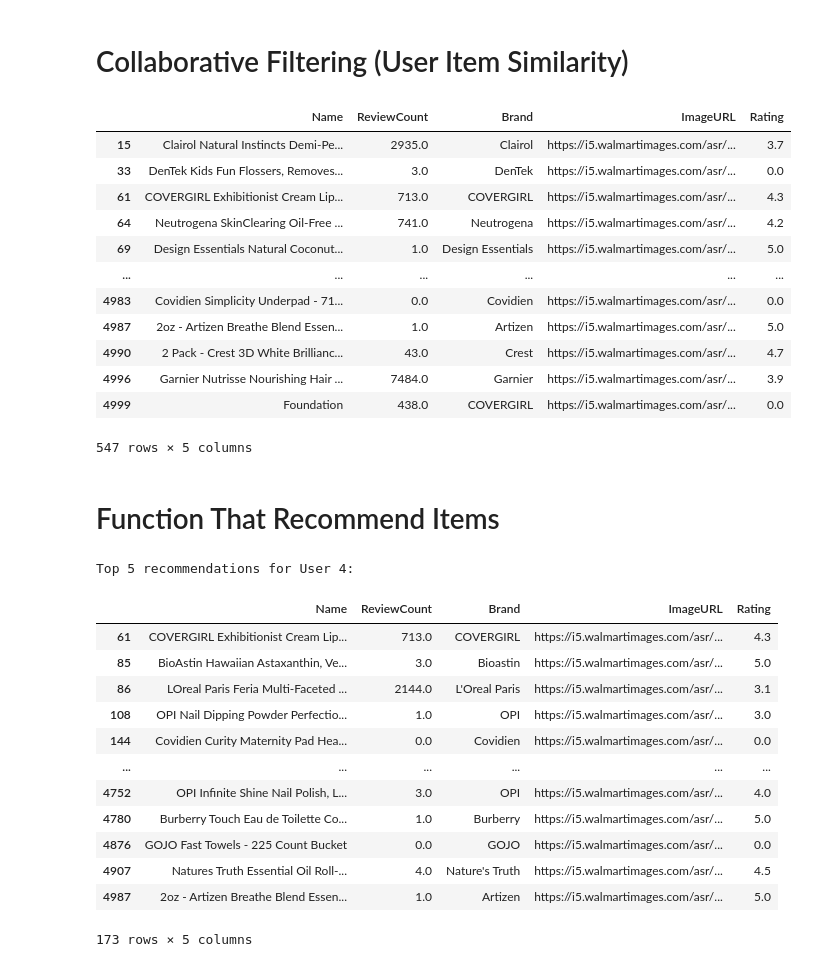
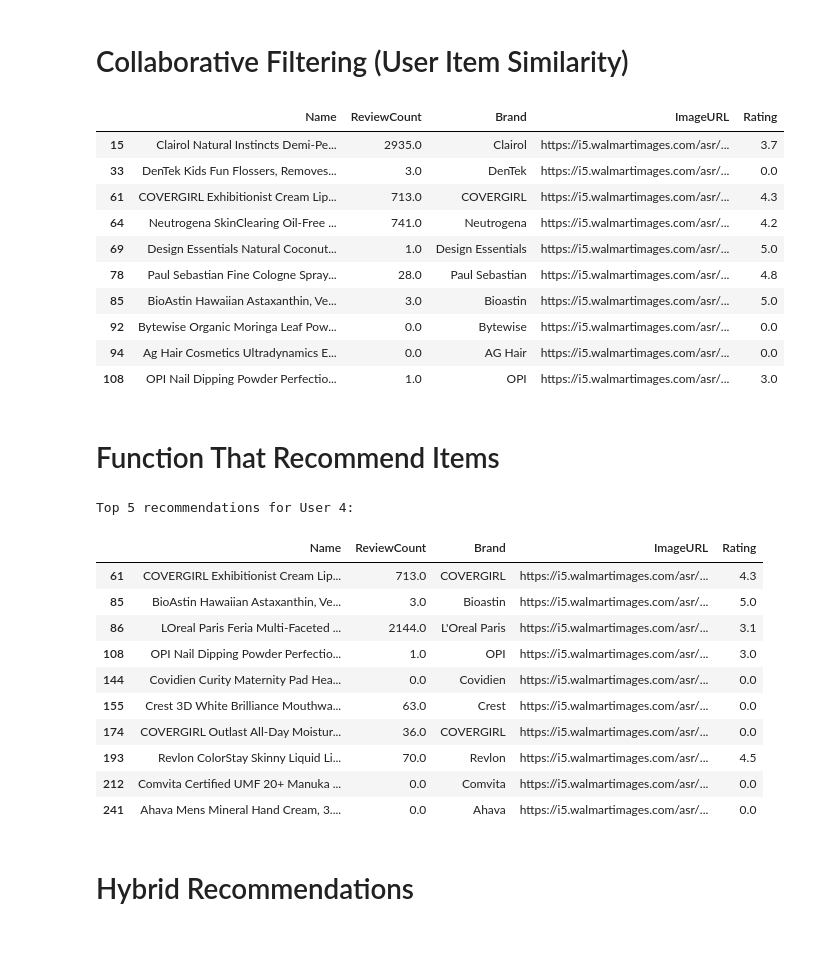
Before and after one commit to 611noorsaeed/E-Commerece-Recommendation-System-Machine-Learning-Product-Recommendation-system-, a Jupyter notebook: recommendations code.ipynb, the cells around one changed output. Cells and saved outputs as stored; diff of their text form; code cells hidden in the pictures.

```diff
--- a/recommendations code.ipynb
+++ b/recommendations code.ipynb
@@ -376,21 +376,19 @@ for user_index in similar_user_indices:
 
 recommended_items_details = train_data[train_data['ProdID'].isin(recommend_items)][['Name','ReviewCount','Brand','ImageURL','Rating']]
 # %%
-recommended_items_details
+recommended_items_details.head(10)
 # %% [output]
 |  | Name | ReviewCount | Brand | ImageURL | Rating |
 | 15 | Clairol Natural Instincts Demi-Pe... | 2935.0 | Clairol | https://i5.walmartimages.com/asr/... | 3.7 |
 | 33 | DenTek Kids Fun Flossers, Removes... | 3.0 | DenTek | https://i5.walmartimages.com/asr/... | 0.0 |
 | 61 | COVERGIRL Exhibitionist Cream Lip... | 713.0 | COVERGIRL | https://i5.walmartimages.com/asr/... | 4.3 |
 | 64 | Neutrogena SkinClearing Oil-Free ... | 741.0 | Neutrogena | https://i5.walmartimages.com/asr/... | 4.2 |
 | 69 | Design Essentials Natural Coconut... | 1.0 | Design Essentials | https://i5.walmartimages.com/asr/... | 5.0 |
-| ... | ... | ... | ... | ... | ... |
-| 4983 | Covidien Simplicity Underpad - 71... | 0.0 | Covidien | https://i5.walmartimages.com/asr/... | 0.0 |
-| 4987 | 2oz - Artizen Breathe Blend Essen... | 1.0 | Artizen | https://i5.walmartimages.com/asr/... | 5.0 |
-| 4990 | 2 Pack - Crest 3D White Brillianc... | 43.0 | Crest | https://i5.walmartimages.com/asr/... | 4.7 |
-| 4996 | Garnier Nutrisse Nourishing Hair ... | 7484.0 | Garnier | https://i5.walmartimages.com/asr/... | 3.9 |
-| 4999 | Foundation | 438.0 | COVERGIRL | https://i5.walmartimages.com/asr/... | 0.0 |
+| 78 | Paul Sebastian Fine Cologne Spray... | 28.0 | Paul Sebastian | https://i5.walmartimages.com/asr/... | 4.8 |
+| 85 | BioAstin Hawaiian Astaxanthin, Ve... | 3.0 | Bioastin | https://i5.walmartimages.com/asr/... | 5.0 |
+| 92 | Bytewise Organic Moringa Leaf Pow... | 0.0 | Bytewise | https://i5.walmartimages.com/asr/... | 0.0 |
+| 94 | Ag Hair Cosmetics Ultradynamics E... | 0.0 | AG Hair | https://i5.walmartimages.com/asr/... | 0.0 |
+| 108 | OPI Nail Dipping Powder Perfectio... | 1.0 | OPI | https://i5.walmartimages.com/asr/... | 3.0 |
-547 rows × 5 columns
 # %% [markdown]
 # Function That Recommend Items
 # %%
@@ -424,7 +422,7 @@ def collaborative_filtering_recommendations(train_data, target_user_id, top_n=10
     # Get the details of recommended items
     recommended_items_details = train_data[train_data['ProdID'].isin(recommended_items)][['Name', 'ReviewCount', 'Brand', 'ImageURL', 'Rating']]
 
-    return recommended_items_details
+    return recommended_items_details.head(10)
 
 # Example usage
 target_user_id = 4
@@ -440,10 +438,10 @@ Top 5 recommendations for User 4:
 | 86 | LOreal Paris Feria Multi-Faceted ... | 2144.0 | L'Oreal Paris | https://i5.walmartimages.com/asr/... | 3.1 |
 | 108 | OPI Nail Dipping Powder Perfectio... | 1.0 | OPI | https://i5.walmartimages.com/asr/... | 3.0 |
 | 144 | Covidien Curity Maternity Pad Hea... | 0.0 | Covidien | https://i5.walmartimages.com/asr/... | 0.0 |
-| ... | ... | ... | ... | ... | ... |
-| 4752 | OPI Infinite Shine Nail Polish, L... | 3.0 | OPI | https://i5.walmartimages.com/asr/... | 4.0 |
-| 4780 | Burberry Touch Eau de Toilette Co... | 1.0 | Burberry | https://i5.walmartimages.com/asr/... | 5.0 |
-| 4876 | GOJO Fast Towels - 225 Count Bucket | 0.0 | GOJO | https://i5.walmartimages.com/asr/... | 0.0 |
-| 4907 | Natures Truth Essential Oil Roll-... | 4.0 | Nature's Truth | https://i5.walmartimages.com/asr/... | 4.5 |
-| 4987 | 2oz - Artizen Breathe Blend Essen... | 1.0 | Artizen | https://i5.walmartimages.com/asr/... | 5.0 |
+| 155 | Crest 3D White Brilliance Mouthwa... | 63.0 | Crest | https://i5.walmartimages.com/asr/... | 0.0 |
+| 174 | COVERGIRL Outlast All-Day Moistur... | 36.0 | COVERGIRL | https://i5.walmartimages.com/asr/... | 0.0 |
+| 193 | Revlon ColorStay Skinny Liquid Li... | 70.0 | Revlon | https://i5.walmartimages.com/asr/... | 4.5 |
+| 212 | Comvita Certified UMF 20+ Manuka ... | 0.0 | Comvita | https://i5.walmartimages.com/asr/... | 0.0 |
+| 241 | Ahava Mens Mineral Hand Cream, 3.... | 0.0 | Ahava | https://i5.walmartimages.com/asr/... | 0.0 |
-173 rows × 5 columns
+# %% [markdown]
+# Hybrid Recommendations
```
Also changed, not shown: parts of 3 cells of this notebook.
